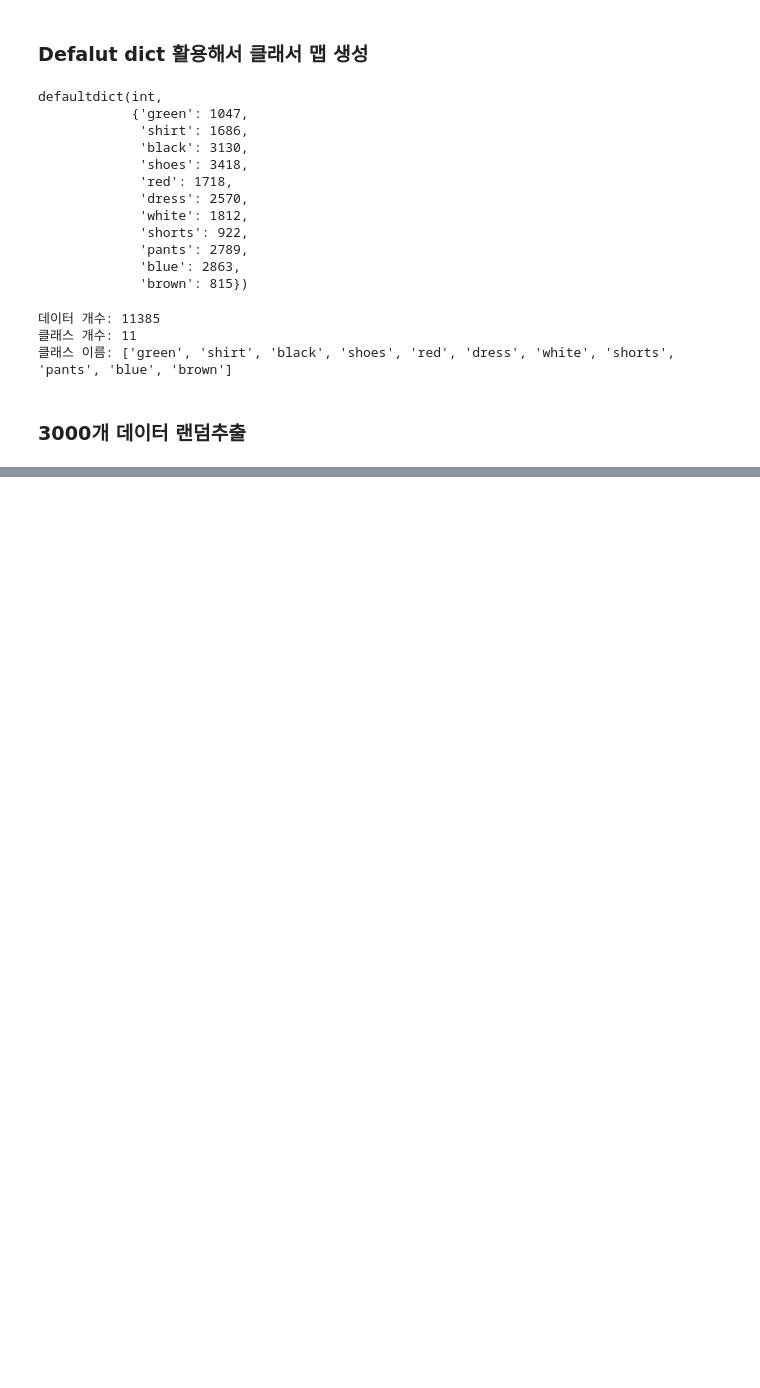
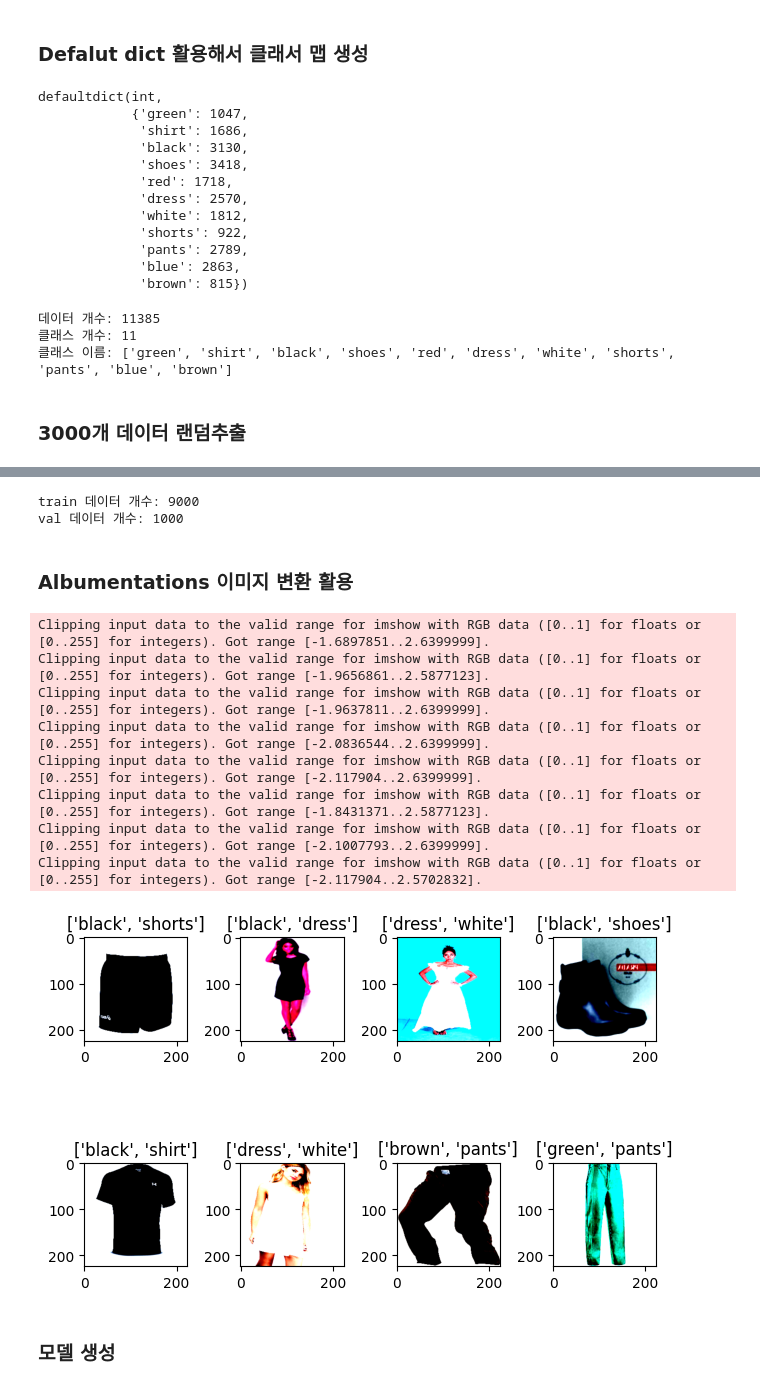
Before and after one commit to black940514/multi_lablel_class, a Jupyter notebook: cloth_classification.ipynb, the cells around one changed output, grey strips where cells are left out. Saved outputs shown, nothing was run; the diff lists cells and outputs as text; code cells hidden in the pictures; blank space fills up the shorter version.

```diff
--- a/cloth_classification.ipynb
+++ b/cloth_classification.ipynb
@@ -98,0 +229,6 @@ draw_images(sample_images, sample_classes)
+# %%
+print(f'train 데이터 개수: {len(train_annot)}')
+print(f'val 데이터 개수: {len(val_annot)}')
+# %% [output]
+train 데이터 개수: 9000
+val 데이터 개수: 1000
@@ -98,0 +245,51 @@ draw_images(sample_images, sample_classes)
+# %% [markdown]
+### Albumentations 이미지 변환 활용
+# %%
+import albumentations as A
+from albumentations.pytorch import ToTensorV2
+
+sample_transform = A.Compose([
+    A.Resize(height=hyper_params['image_size'], width=hyper_params['image_size']),
+    A.HorizontalFlip(p=0.5),
+    A.Rotate(limit=15, p=0.3),
+    A.RandomBrightnessContrast(brightness_limit=0.2, contrast_limit=0.2, p=0.3),
+    A.HueSaturationValue(hue_shift_limit=20, sat_shift_limit=30, val_shift_limit=20, p=0.3),  # 채도 조정
+    A.GaussianBlur(blur_limit=(3, 5), p=0.3),
+    A.CLAHE(clip_limit=2.0, p=0.1),
+    A.Normalize(mean=(0.485, 0.456, 0.406), std=(0.229, 0.224, 0.225)),
+    # ToTensorV2()
+])
+# %%
+sample_dataset = JsonDataset(data_root, annotations, sample_transform)
+# %%
+transformed_images = []
+targets = []
+
+max_cnt = 8
+for idx, (image, target) in enumerate(sample_dataset):
+    if idx == max_cnt:
+        break
+    transformed_images.append(image)
+    targets.append(target.tolist())
+
+## 타켓 벡터를 클래스로 변환한다.
+target_classes = []
+class_list = sample_dataset.class_list
+for target in targets:
+    classes = []
+    for cls, val in enumerate(target):
+        if int(val) == 1:
+            classes.append(class_list[cls])
+    target_classes.append(classes)
+
+draw_images(transformed_images, target_classes)
+# %% [output]
+Clipping input data to the valid range for imshow with RGB data ([0..1] for floats or [0..255] for integers). Got range [-1.6897851..2.6399999].
+Clipping input data to the valid range for imshow with RGB data ([0..1] for floats or [0..255] for integers). Got range [-1.9656861..2.5877123].
+Clipping input data to the valid range for imshow with RGB data ([0..1] for floats or [0..255] for integers). Got range [-1.9637811..2.6399999].
+Clipping input data to the valid range for imshow with RGB data ([0..1] for floats or [0..255] for integers). Got range [-2.0836544..2.6399999].
+Clipping input data to the valid range for imshow with RGB data ([0..1] for floats or [0..255] for integers). Got range [-2.117904..2.6399999].
+Clipping input data to the valid range for imshow with RGB data ([0..1] for floats or [0..255] for integers). Got range [-1.8431371..2.5877123].
+Clipping input data to the valid range for imshow with RGB data ([0..1] for floats or [0..255] for integers). Got range [-2.1007793..2.6399999].
+Clipping input data to the valid range for imshow with RGB data ([0..1] for floats or [0..255] for integers). Got range [-2.117904..2.5702832].
+[figure, added]
@@ -98,0 +315,2 @@ draw_images(sample_images, sample_classes)
+# %% [markdown]
+### 모델 생성
```
Also changed, not shown: parts of 23 cells of this notebook.
